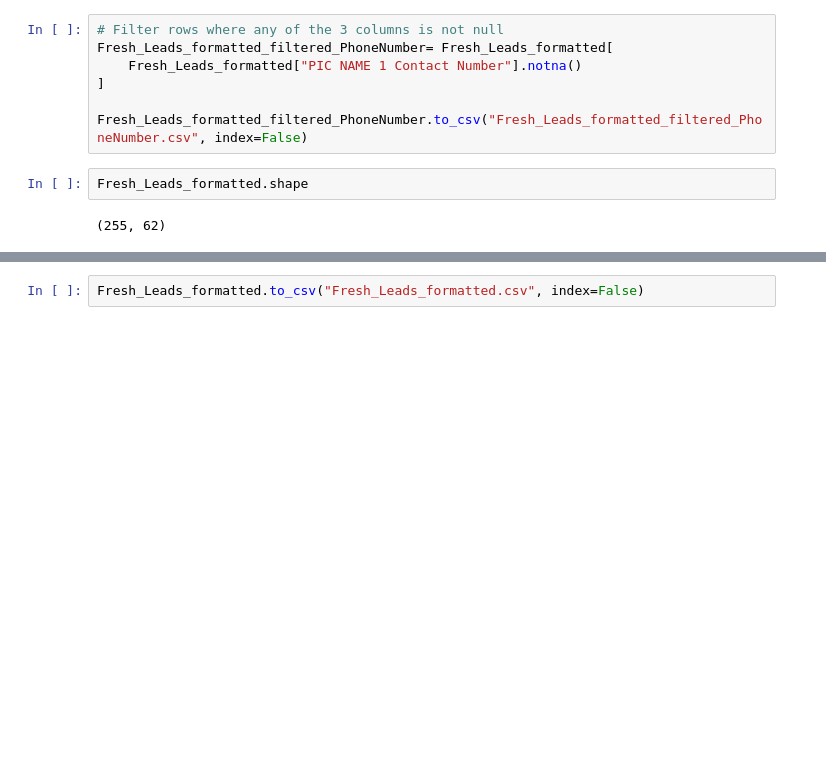
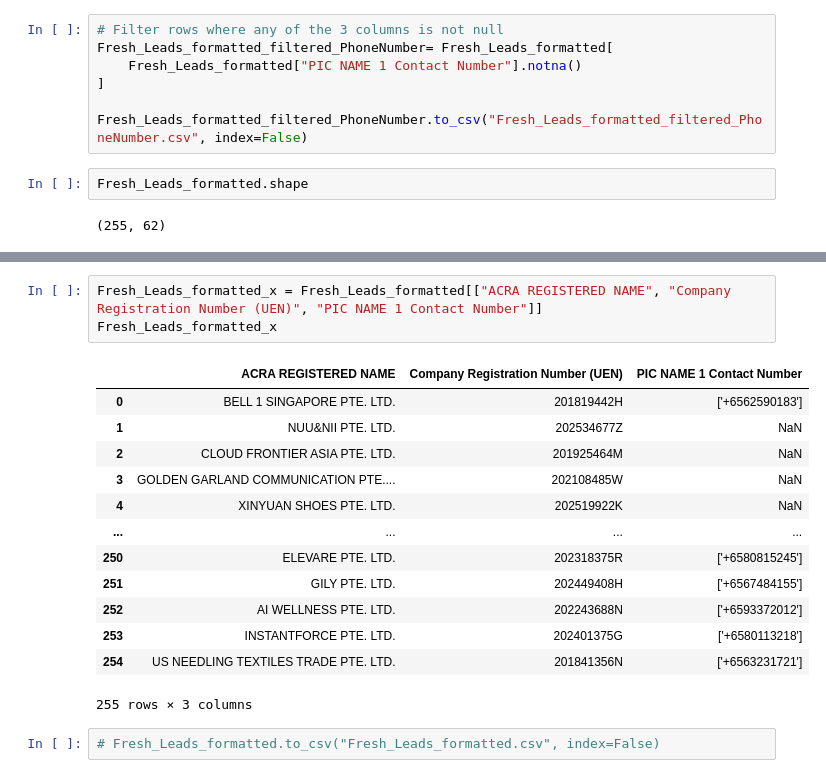
Before and after one commit to AzlieJohari57/Leads_Generation_Pipeline, a Jupyter notebook: test.ipynb, the cells around one changed output, grey strips where cells are left out. Saved outputs shown, nothing was run; the diff lists cells and outputs as text; blank space fills up the shorter version.

```diff
--- a/test.ipynb
+++ b/test.ipynb
@@ -479,2 +500,19 @@ Fresh_Leads_formatted.shape
+# %%
+Fresh_Leads_formatted_x = Fresh_Leads_formatted[["ACRA REGISTERED NAME", "Company Registration Number (UEN)", "PIC NAME 1 Contact Number"]]
+Fresh_Leads_formatted_x
+# %% [output]
+|  | ACRA REGISTERED NAME | Company Registration Number (UEN) | PIC NAME 1 Contact Number |
+| 0 | BELL 1 SINGAPORE PTE. LTD. | 201819442H | ['+6562590183'] |
+| 1 | NUU&NII PTE. LTD. | 202534677Z | NaN |
+| 2 | CLOUD FRONTIER ASIA PTE. LTD. | 201925464M | NaN |
+| 3 | GOLDEN GARLAND COMMUNICATION PTE.... | 202108485W | NaN |
+| 4 | XINYUAN SHOES PTE. LTD. | 202519922K | NaN |
+| ... | ... | ... | ... |
+| 250 | ELEVARE PTE. LTD. | 202318375R | ['+6580815245'] |
+| 251 | GILY PTE. LTD. | 202449408H | ['+6567484155'] |
+| 252 | AI WELLNESS PTE. LTD. | 202243688N | ['+6593372012'] |
+| 253 | INSTANTFORCE PTE. LTD. | 202401375G | ['+6580113218'] |
+| 254 | US NEEDLING TEXTILES TRADE PTE. LTD. | 201841356N | ['+6563231721'] |
+255 rows × 3 columns
 # %%
-Fresh_Leads_formatted.to_csv("Fresh_Leads_formatted.csv", index=False)
+# Fresh_Leads_formatted.to_csv("Fresh_Leads_formatted.csv", index=False)
```
Also changed, not shown: parts of 4 cells of this notebook, 7 other files.
